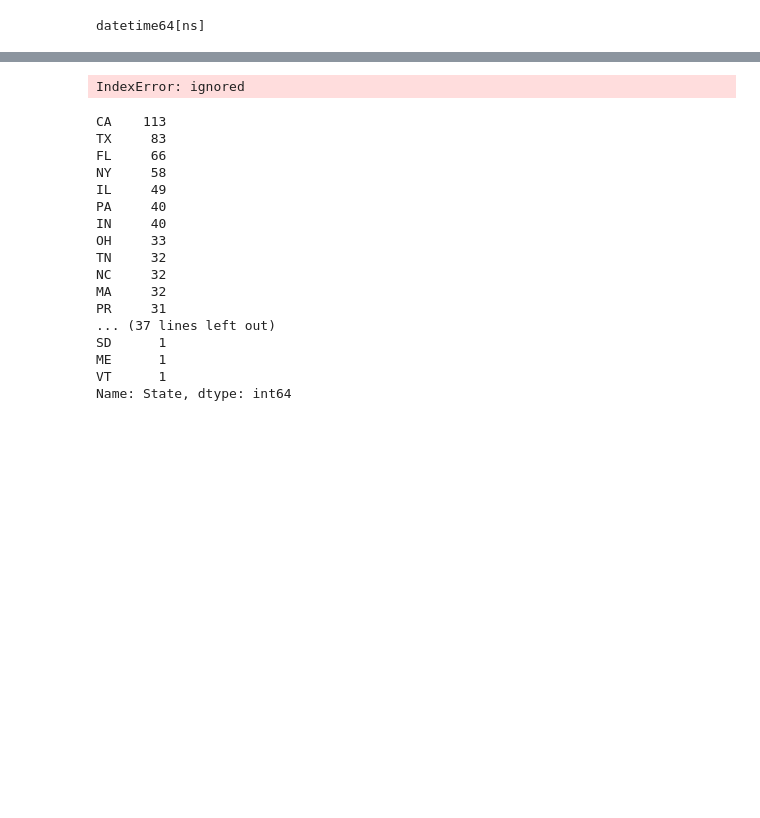
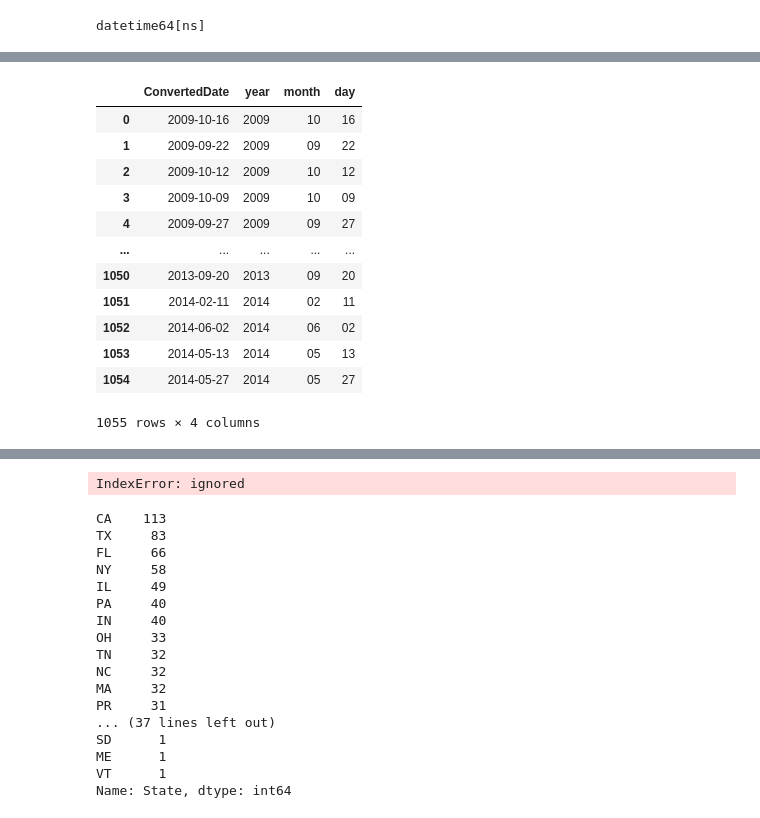
Before and after one commit to hmulli2/Data-analysis-cyber-security, a Jupyter notebook: Cyber_security_data_analysis.ipynb, the cells around one changed output, grey strips where cells are left out. Saved outputs shown, nothing was run; the diff lists cells and outputs as text; code cells hidden in the pictures; blank space fills up the shorter version.

```diff
--- a/Cyber_security_data_analysis.ipynb
+++ b/Cyber_security_data_analysis.ipynb
@@ -66,0 +87,16 @@ datetime64[ns]
+# %%
+data[['ConvertedDate','year','month','day']]
+# %% [output]
+|  | ConvertedDate | year | month | day |
+| 0 | 2009-10-16 | 2009 | 10 | 16 |
+| 1 | 2009-09-22 | 2009 | 09 | 22 |
+| 2 | 2009-10-12 | 2009 | 10 | 12 |
+| 3 | 2009-10-09 | 2009 | 10 | 09 |
+| 4 | 2009-09-27 | 2009 | 09 | 27 |
+| ... | ... | ... | ... | ... |
+| 1050 | 2013-09-20 | 2013 | 09 | 20 |
+| 1051 | 2014-02-11 | 2014 | 02 | 11 |
+| 1052 | 2014-06-02 | 2014 | 06 | 02 |
+| 1053 | 2014-05-13 | 2014 | 05 | 13 |
+| 1054 | 2014-05-27 | 2014 | 05 | 27 |
+1055 rows × 4 columns
```
Also changed, not shown: parts of 12 cells of this notebook.
